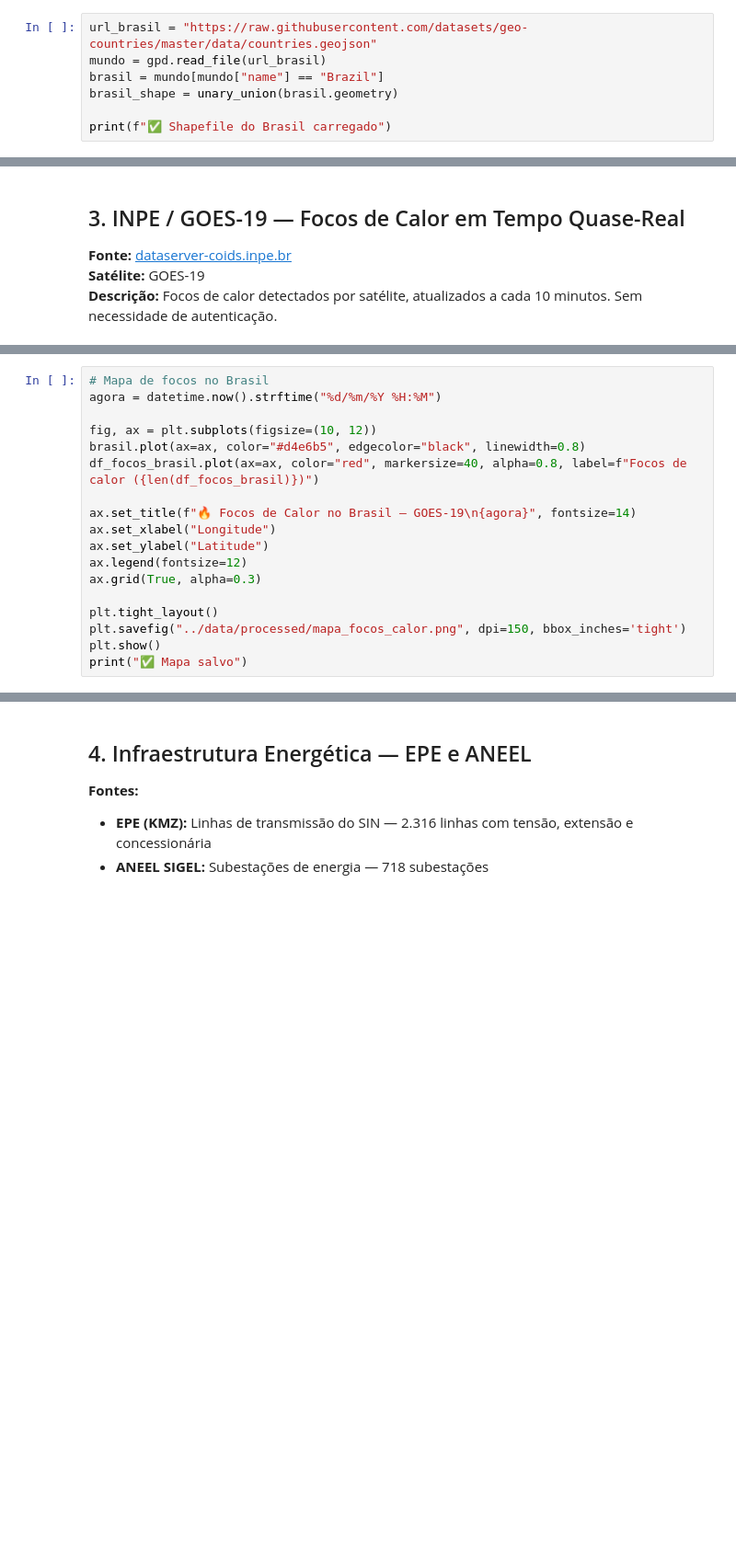
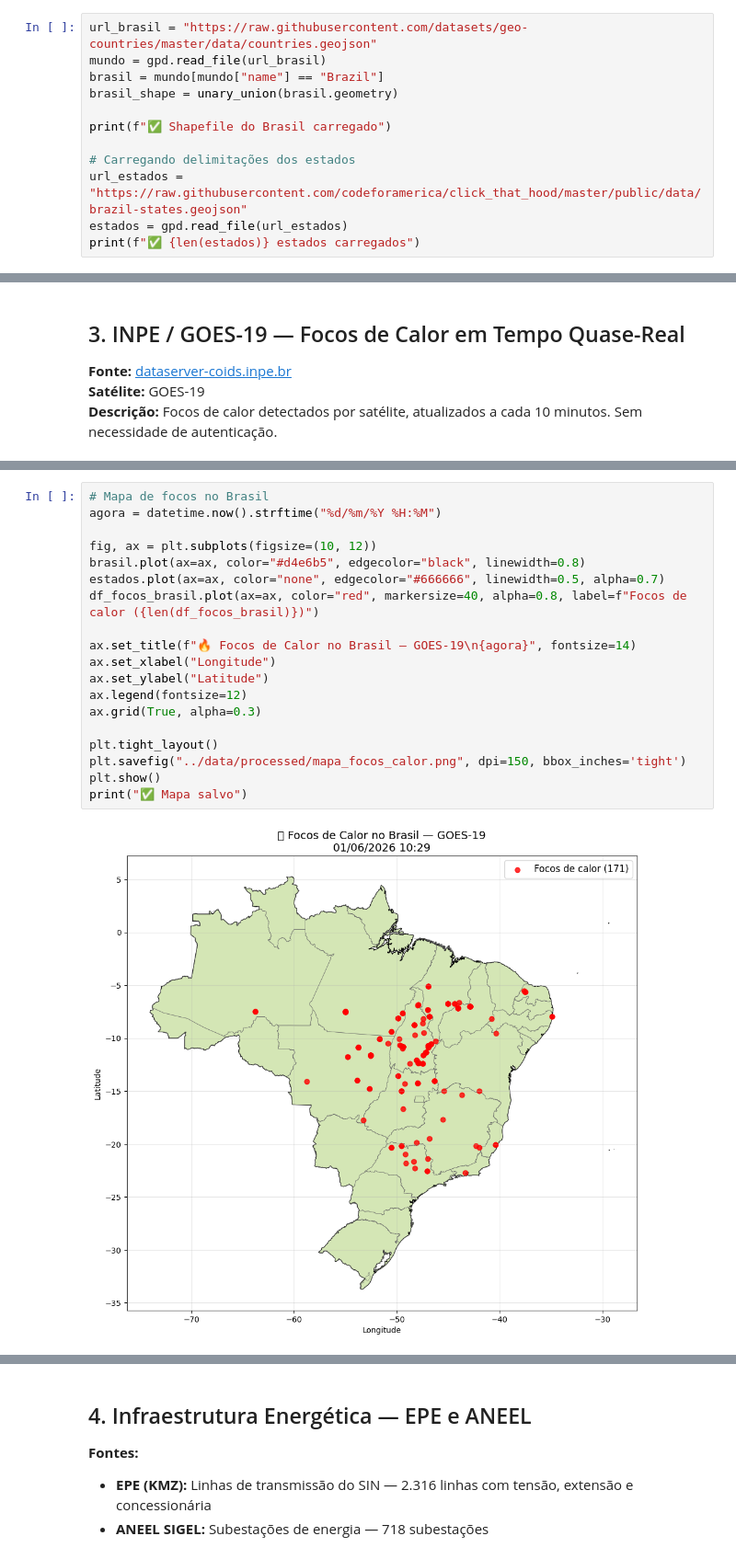
Before and after one commit to CRN27/satenergy, a Jupyter notebook: notebooks/01_coleta_dados.ipynb, the cells around one changed output, grey strips where cells are left out. Shown at 92% size. Saved outputs shown, nothing was run; the diff lists cells and outputs as text; blank space fills up the shorter version.

```diff
--- a/notebooks/01_coleta_dados.ipynb
+++ b/notebooks/01_coleta_dados.ipynb
@@ -46,5 +46,10 @@ brasil = mundo[mundo["name"] == "Brazil"]
 brasil_shape = unary_union(brasil.geometry)
 
 print(f"✅ Shapefile do Brasil carregado")
+
+# Carregando delimitações dos estados
+url_estados = "https://raw.githubusercontent.com/codeforamerica/click_that_hood/master/public/data/brazil-states.geojson"
+estados = gpd.read_file(url_estados)
+print(f"✅ {len(estados)} estados carregados")
 # %% [output]
 ✅ Shapefile do Brasil carregado
@@ -156,19 +178,21 @@ ValueError: No objects to concatenate
 # %%
 # Mapa de focos no Brasil
 agora = datetime.now().strftime("%d/%m/%Y %H:%M")
 
 fig, ax = plt.subplots(figsize=(10, 12))
 brasil.plot(ax=ax, color="#d4e6b5", edgecolor="black", linewidth=0.8)
+estados.plot(ax=ax, color="none", edgecolor="#666666", linewidth=0.5, alpha=0.7)
 df_focos_brasil.plot(ax=ax, color="red", markersize=40, alpha=0.8, label=f"Focos de calor ({len(df_focos_brasil)})")
 
 ax.set_title(f"🔥 Focos de Calor no Brasil — GOES-19\n{agora}", fontsize=14)
 ax.set_xlabel("Longitude")
 ax.set_ylabel("Latitude")
 ax.legend(fontsize=12)
 ax.grid(True, alpha=0.3)
 
 plt.tight_layout()
 plt.savefig("../data/processed/mapa_focos_calor.png", dpi=150, bbox_inches='tight')
 plt.show()
 print("✅ Mapa salvo")
 # %% [output]
+[figure, new version]
```
Also changed, not shown: parts of 7 cells of this notebook, 16 other files.
